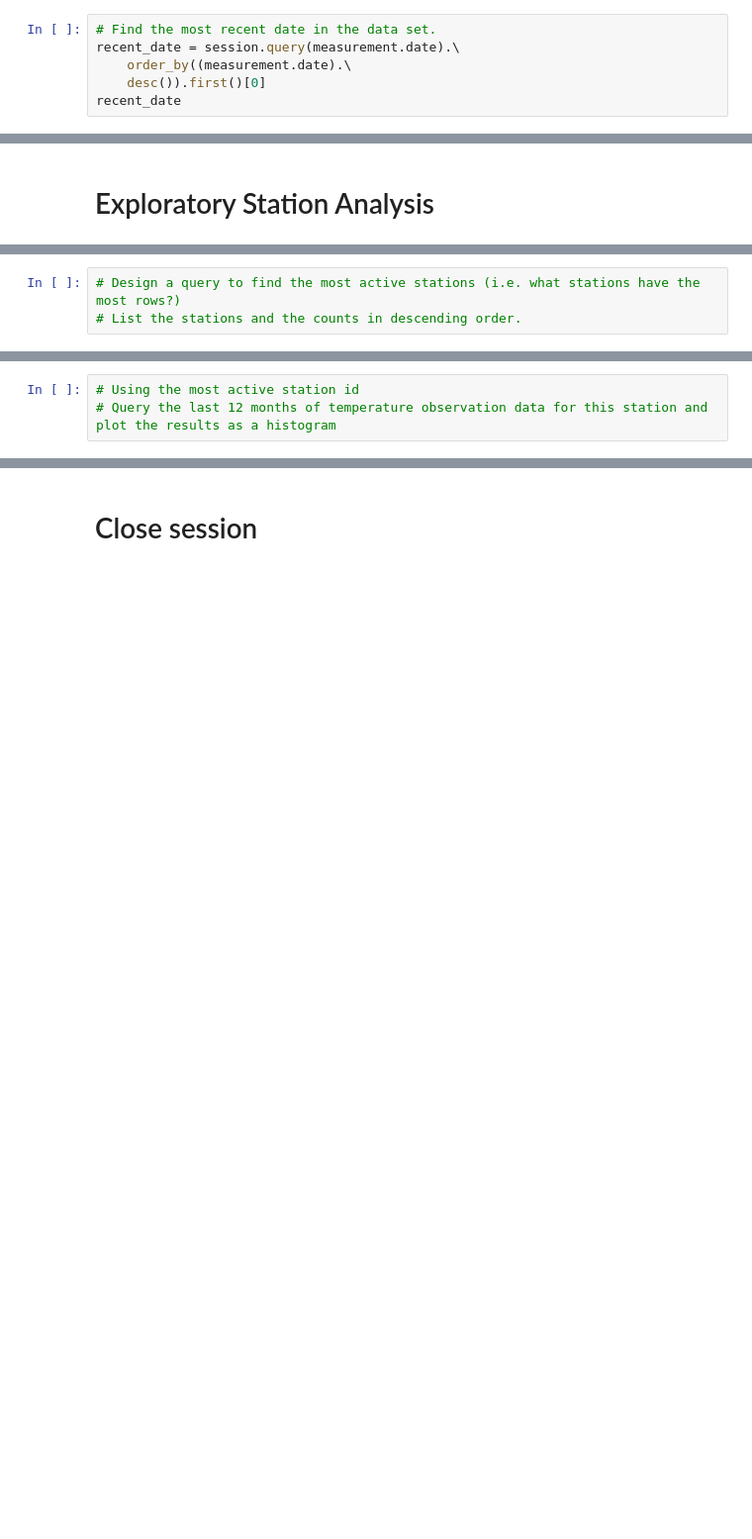
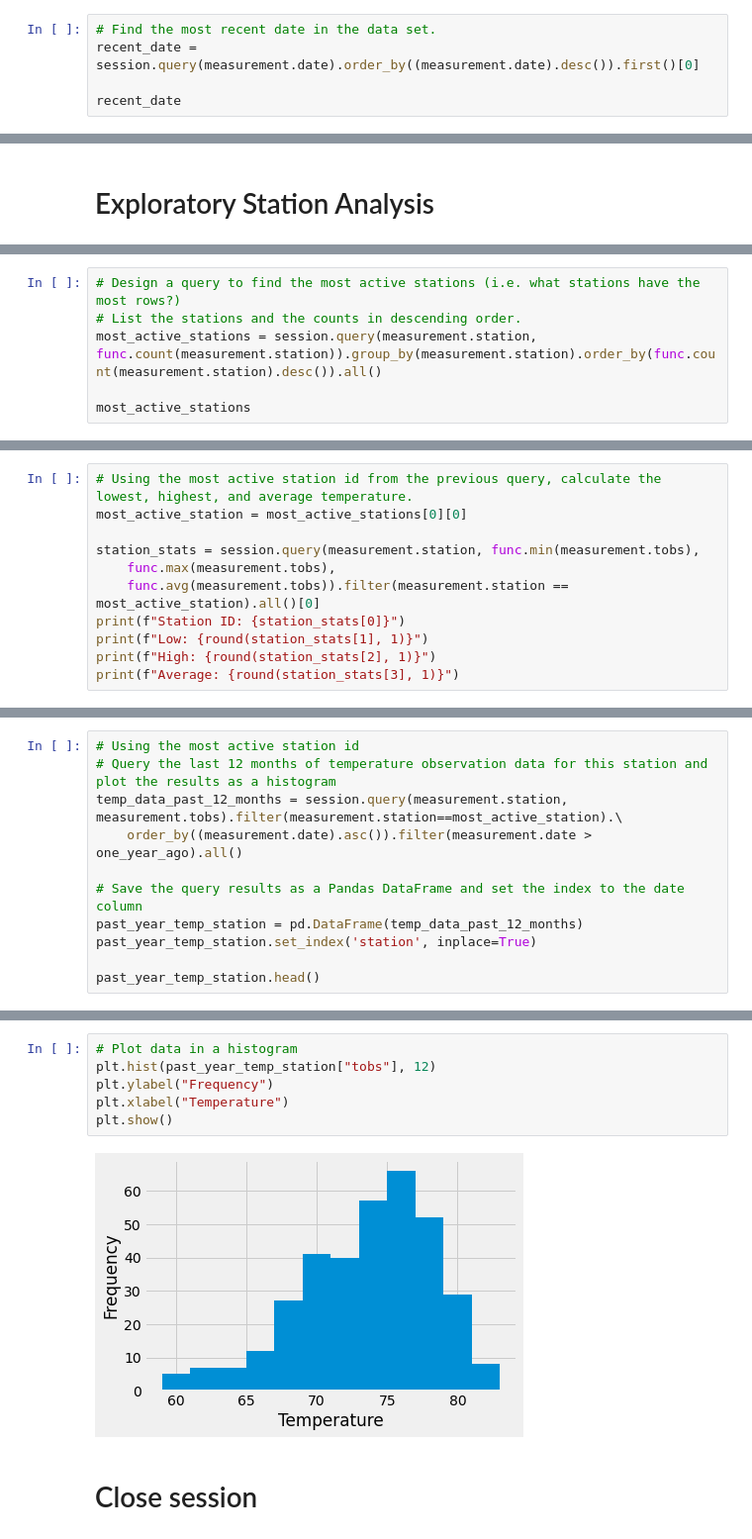
Before and after one commit to NHoyer95/sqlalchemy-challenge, a Jupyter notebook: notebooks and tools/climate_starter.ipynb, the cells around one changed output, grey strips where cells are left out. Shown at 99% size. Saved outputs shown, nothing was run; the diff lists cells and outputs as text; blank space fills up the shorter version.

Commit message:
Saving Updates to notebook - temp analysis complete

```diff
--- a/notebooks and tools/climate_starter.ipynb
+++ b/notebooks and tools/climate_starter.ipynb
@@ -38,9 +38,8 @@ session = Session(engine)
 # Exploratory Precipitation Analysis
 # %%
 # Find the most recent date in the data set.
-recent_date = session.query(measurement.date).\
-    order_by((measurement.date).\
-    desc()).first()[0]
+recent_date = session.query(measurement.date).order_by((measurement.date).desc()).first()[0]
+
 recent_date
 # %% [output]
 '2017-08-23'
@@ -91,3 +92,6 @@ last_year_precip_df.describe()
 # %%
 # Design a query to find the most active stations (i.e. what stations have the most rows?)
 # List the stations and the counts in descending order.
+most_active_stations = session.query(measurement.station, func.count(measurement.station)).group_by(measurement.station).order_by(func.count(measurement.station).desc()).all()
+
+most_active_stations
@@ -95,0 +108,11 @@ last_year_precip_df.describe()
+# %%
+# Using the most active station id from the previous query, calculate the lowest, highest, and average temperature.
+most_active_station = most_active_stations[0][0]
+
+station_stats = session.query(measurement.station, func.min(measurement.tobs),
+    func.max(measurement.tobs),
+    func.avg(measurement.tobs)).filter(measurement.station == most_active_station).all()[0]
+print(f"Station ID: {station_stats[0]}")
+print(f"Low: {round(station_stats[1], 1)}")
+print(f"High: {round(station_stats[2], 1)}")
+print(f"Average: {round(station_stats[3], 1)}")
@@ -96,3 +124,11 @@ last_year_precip_df.describe()
 # %%
 # Using the most active station id
 # Query the last 12 months of temperature observation data for this station and plot the results as a histogram
+temp_data_past_12_months = session.query(measurement.station, measurement.tobs).filter(measurement.station==most_active_station).\
+    order_by((measurement.date).asc()).filter(measurement.date > one_year_ago).all()
+
+# Save the query results as a Pandas DataFrame and set the index to the date column
+past_year_temp_station = pd.DataFrame(temp_data_past_12_months)
+past_year_temp_station.set_index('station', inplace=True)
+
+past_year_temp_station.head()
@@ -99,3 +143,11 @@ last_year_precip_df.describe()
+# %%
+# Plot data in a histogram
+plt.hist(past_year_temp_station["tobs"], 12)
+plt.ylabel("Frequency")
+plt.xlabel("Temperature")
+plt.show()
+# %% [output]
+[figure, added]
 # %% [markdown]
 # Close session
 # %%
```
Also changed, not shown: parts of 6 cells of this notebook.
